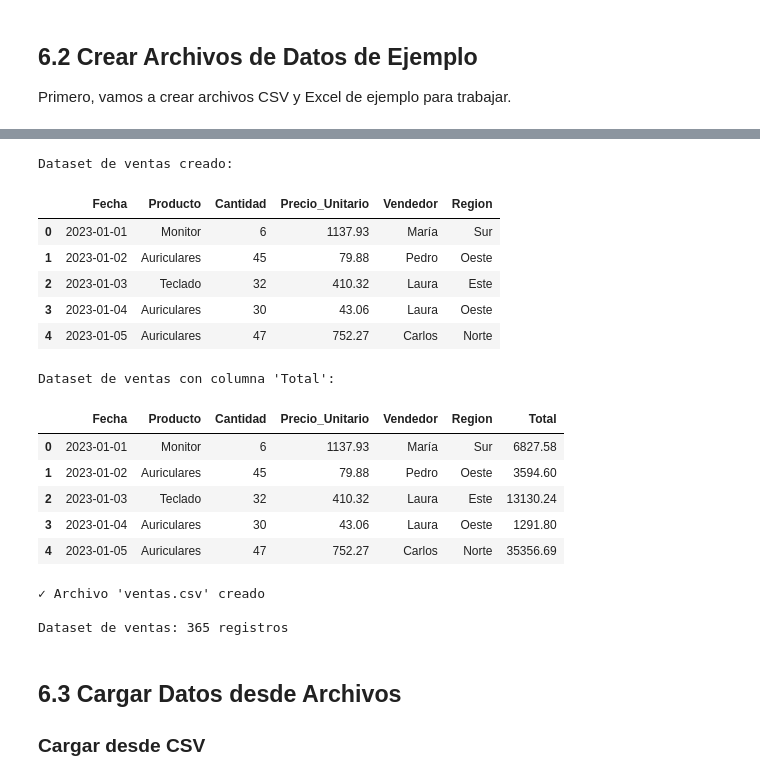
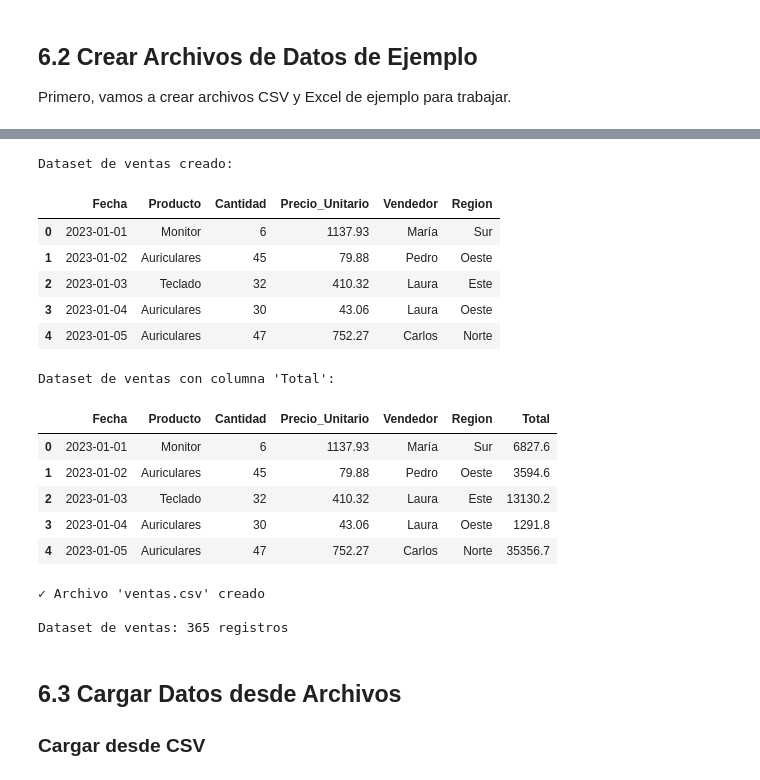
Before and after one commit to SantiOch/IC, a Jupyter notebook: PR01/notebook_6_pandas.ipynb, the cells around one changed output, grey strips where cells are left out. Saved outputs shown, nothing was run; the diff lists cells and outputs as text; code cells hidden in the pictures.

```diff
--- a/PR01/notebook_6_pandas.ipynb
+++ b/PR01/notebook_6_pandas.ipynb
@@ -148,39 +135,39 @@ fechas = pd.date_range('2023-01-01', periods=365, freq='D')
 ventas = pd.DataFrame({
     'Fecha': fechas,
     'Producto': np.random.choice(['Laptop', 'Mouse', 'Teclado', 'Monitor', 'Auriculares'], 365),
     'Cantidad': np.random.randint(1, 50, 365),
     'Precio_Unitario': np.random.uniform(10, 1500, 365).round(2),
     'Vendedor': np.random.choice(['Juan', 'María', 'Pedro', 'Laura', 'Carlos'], 365),
     'Region': np.random.choice(['Norte', 'Sur', 'Este', 'Oeste'], 365)
 })
 print("\nDataset de ventas creado:")
 display(ventas.head())
 
 # Calcular total
-ventas['Total'] = (ventas['Cantidad'] * ventas['Precio_Unitario']).round(2)
+ventas['Total'] = (ventas['Cantidad'] * ventas['Precio_Unitario']).round(1)
 
 print("\nDataset de ventas con columna 'Total':")
 display(ventas.head())
 
 # Guardar
 ventas.to_csv('ventas.csv', index=False)
 print("✓ Archivo 'ventas.csv' creado")
 print(f"\nDataset de ventas: {len(ventas)} registros")
 # %% [output]
 Dataset de ventas creado:
 |  | Fecha | Producto | Cantidad | Precio_Unitario | Vendedor | Region |
 | 0 | 2023-01-01 | Monitor | 6 | 1137.93 | María | Sur |
 | 1 | 2023-01-02 | Auriculares | 45 | 79.88 | Pedro | Oeste |
 | 2 | 2023-01-03 | Teclado | 32 | 410.32 | Laura | Este |
 | 3 | 2023-01-04 | Auriculares | 30 | 43.06 | Laura | Oeste |
 | 4 | 2023-01-05 | Auriculares | 47 | 752.27 | Carlos | Norte |
 Dataset de ventas con columna 'Total':
 |  | Fecha | Producto | Cantidad | Precio_Unitario | Vendedor | Region | Total |
-| 0 | 2023-01-01 | Monitor | 6 | 1137.93 | María | Sur | 6827.58 |
-| 1 | 2023-01-02 | Auriculares | 45 | 79.88 | Pedro | Oeste | 3594.60 |
-| 2 | 2023-01-03 | Teclado | 32 | 410.32 | Laura | Este | 13130.24 |
-| 3 | 2023-01-04 | Auriculares | 30 | 43.06 | Laura | Oeste | 1291.80 |
-| 4 | 2023-01-05 | Auriculares | 47 | 752.27 | Carlos | Norte | 35356.69 |
+| 0 | 2023-01-01 | Monitor | 6 | 1137.93 | María | Sur | 6827.6 |
+| 1 | 2023-01-02 | Auriculares | 45 | 79.88 | Pedro | Oeste | 3594.6 |
+| 2 | 2023-01-03 | Teclado | 32 | 410.32 | Laura | Este | 13130.2 |
+| 3 | 2023-01-04 | Auriculares | 30 | 43.06 | Laura | Oeste | 1291.8 |
+| 4 | 2023-01-05 | Auriculares | 47 | 752.27 | Carlos | Norte | 35356.7 |
 ✓ Archivo 'ventas.csv' creado
 
 Dataset de ventas: 365 registros
```
Also changed, not shown: parts of 3 cells of this notebook, 11 other files.
